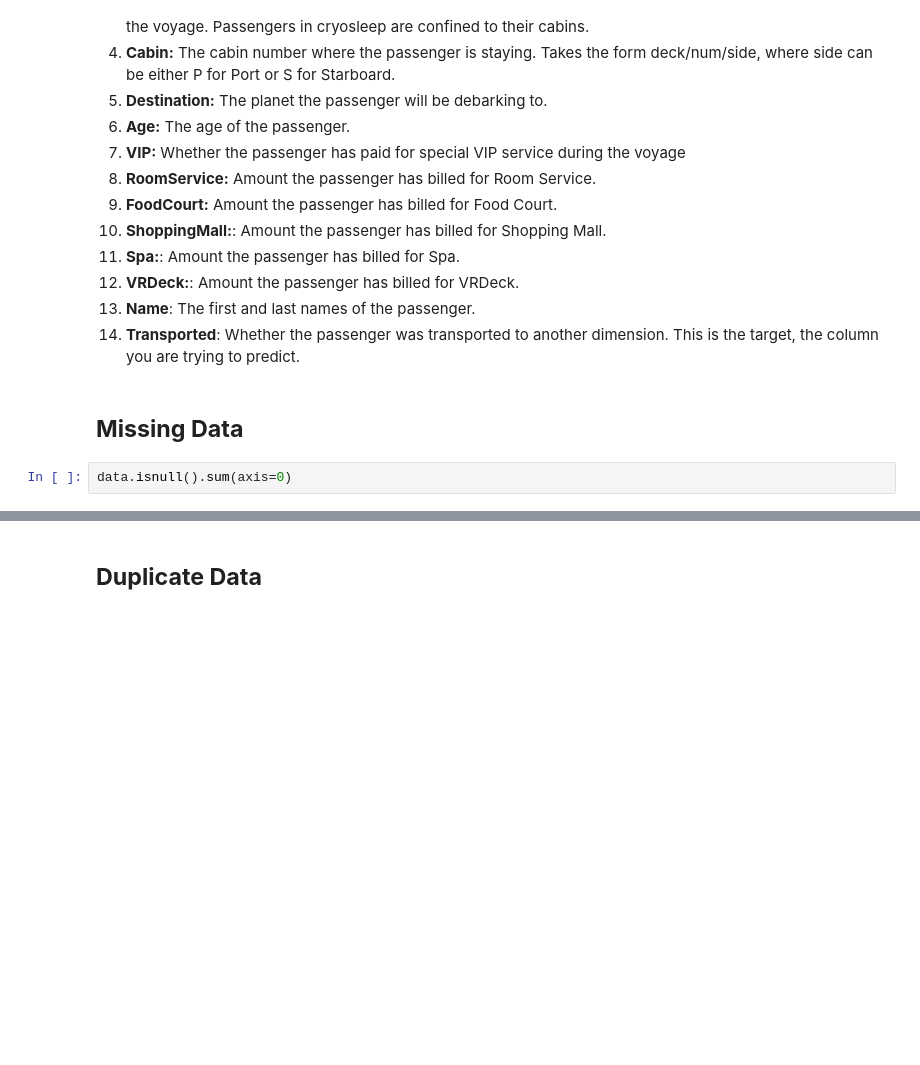
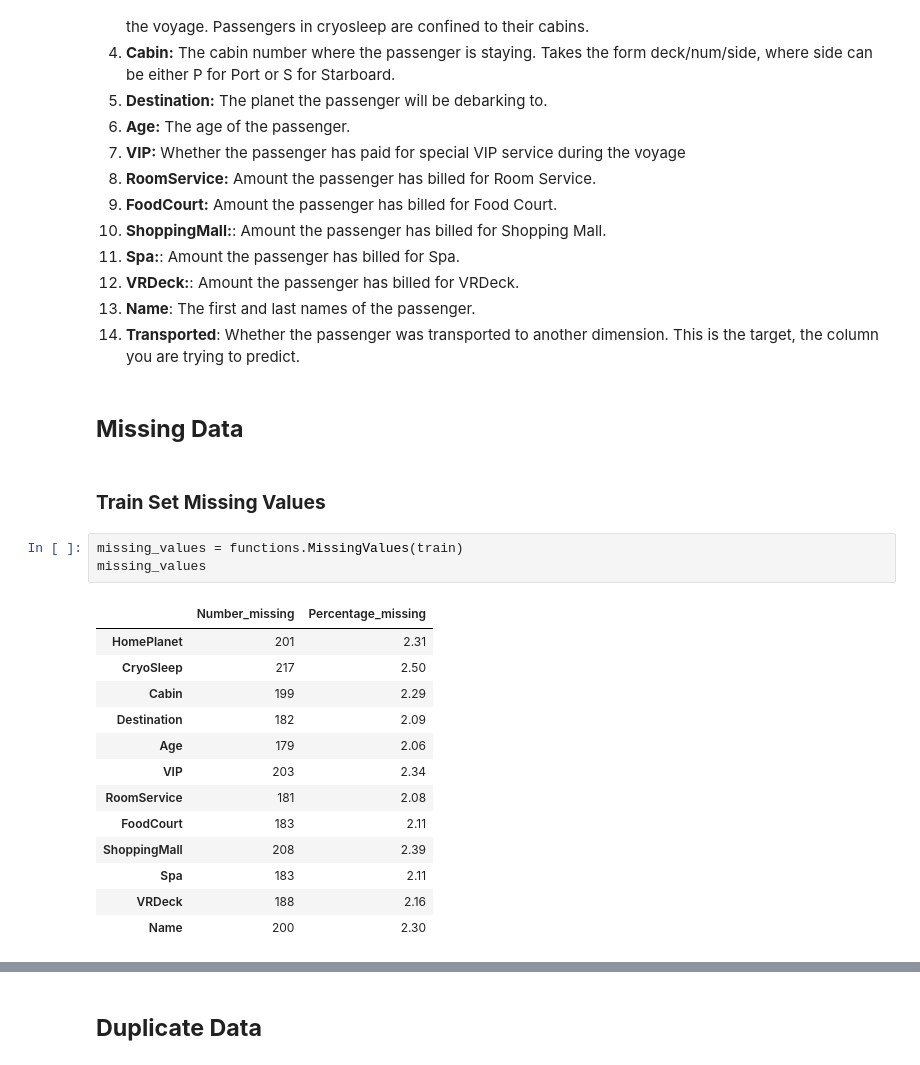
Before and after one commit to KevinNourian/Titanic, a Jupyter notebook: Notebooks/Titanic 1.0.1.ipynb, the cells around one changed output, grey strips where cells are left out. Drawn from its saved outputs; the diff is of its cells as text; blank space fills up the shorter version.

Commit message:
Missing and Duplicate Data Calculated

```diff
--- a/Notebooks/Titanic 1.0.1.ipynb
+++ b/Notebooks/Titanic 1.0.1.ipynb
@@ -128,5 +131,22 @@ test.shape
 13. **Transported**: Whether the passenger was transported to another dimension. This is the target, the column you are trying to predict.
 # %% [markdown]
 ## **Missing Data**
-# %%
-data.isnull().sum(axis=0)
+# %% [markdown]
+### **Train Set Missing Values**
+# %%
+missing_values = functions.MissingValues(train)
+missing_values
+# %% [output]
+|  | Number_missing | Percentage_missing |
+| HomePlanet | 201 | 2.31 |
+| CryoSleep | 217 | 2.50 |
+| Cabin | 199 | 2.29 |
+| Destination | 182 | 2.09 |
+| Age | 179 | 2.06 |
+| VIP | 203 | 2.34 |
+| RoomService | 181 | 2.08 |
+| FoodCourt | 183 | 2.11 |
+| ShoppingMall | 208 | 2.39 |
+| Spa | 183 | 2.11 |
+| VRDeck | 188 | 2.16 |
+| Name | 200 | 2.30 |
```
Also changed, not shown: parts of 12 cells of this notebook, 1 other file.
